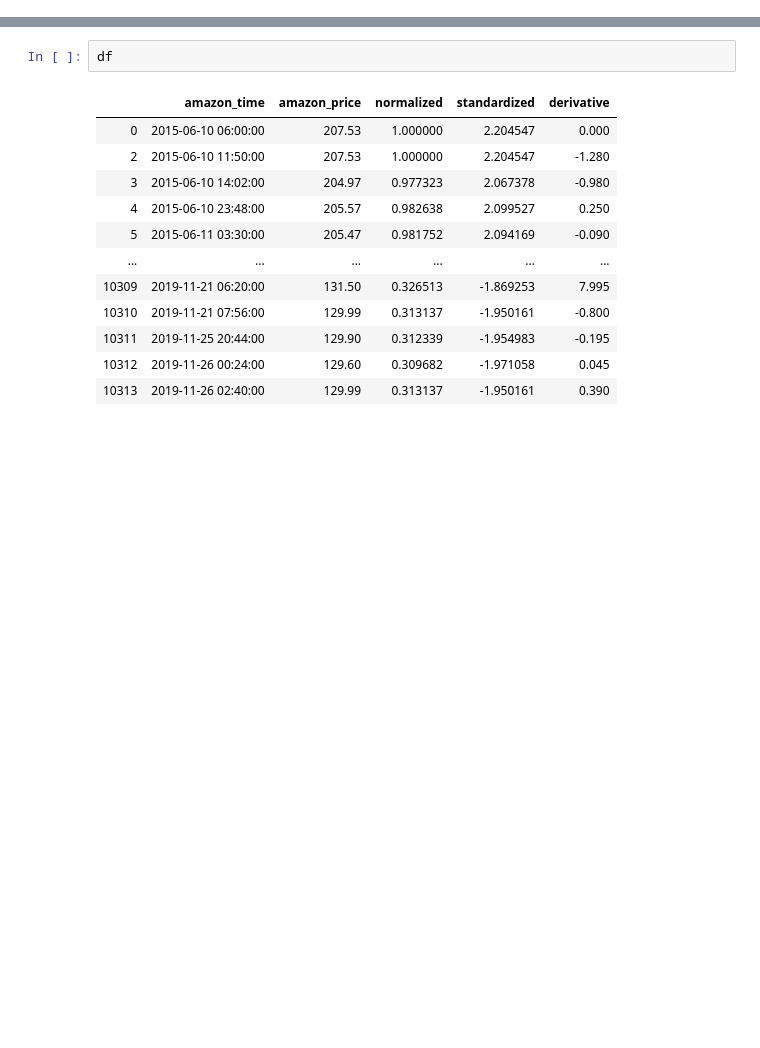
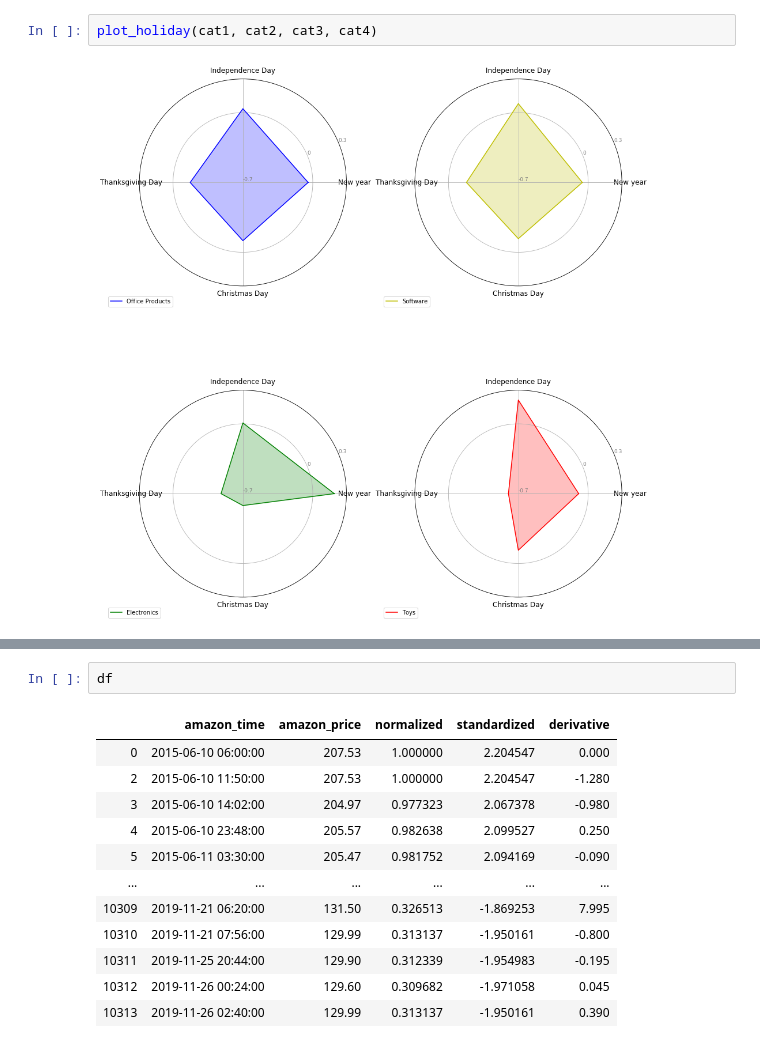
Before and after one commit to ddl004/ECE-143-Amazon-Price-History-Analysis, a Jupyter notebook: Christmas Plot.ipynb, the cells around one changed output, grey strips where cells are left out. Drawn from its saved outputs; the diff is of its cells as text; blank space fills up the shorter version.

```diff
--- a/Christmas Plot.ipynb
+++ b/Christmas Plot.ipynb
@@ -11,0 +327,4 @@ import pandas as pd
+# %%
+plot_holiday(cat1, cat2, cat3, cat4)
+# %% [output]
+[figure, added]
```
Also changed, not shown: parts of 18 cells of this notebook, 7 other files.
